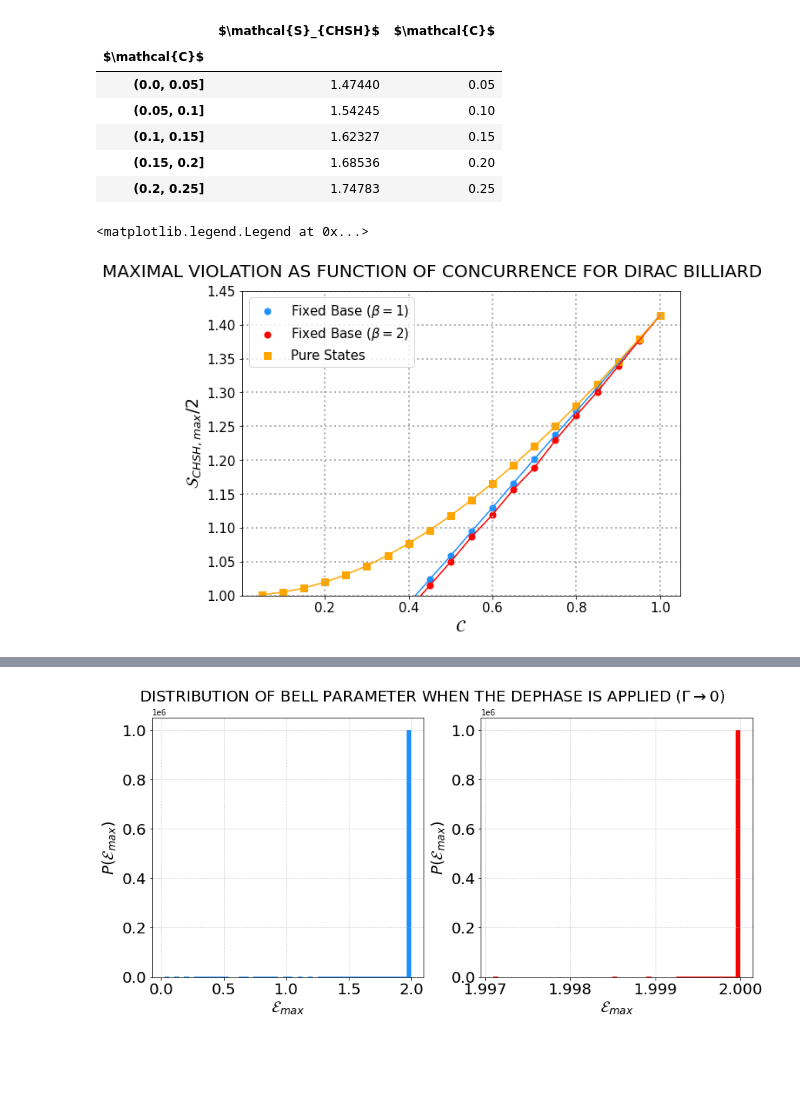
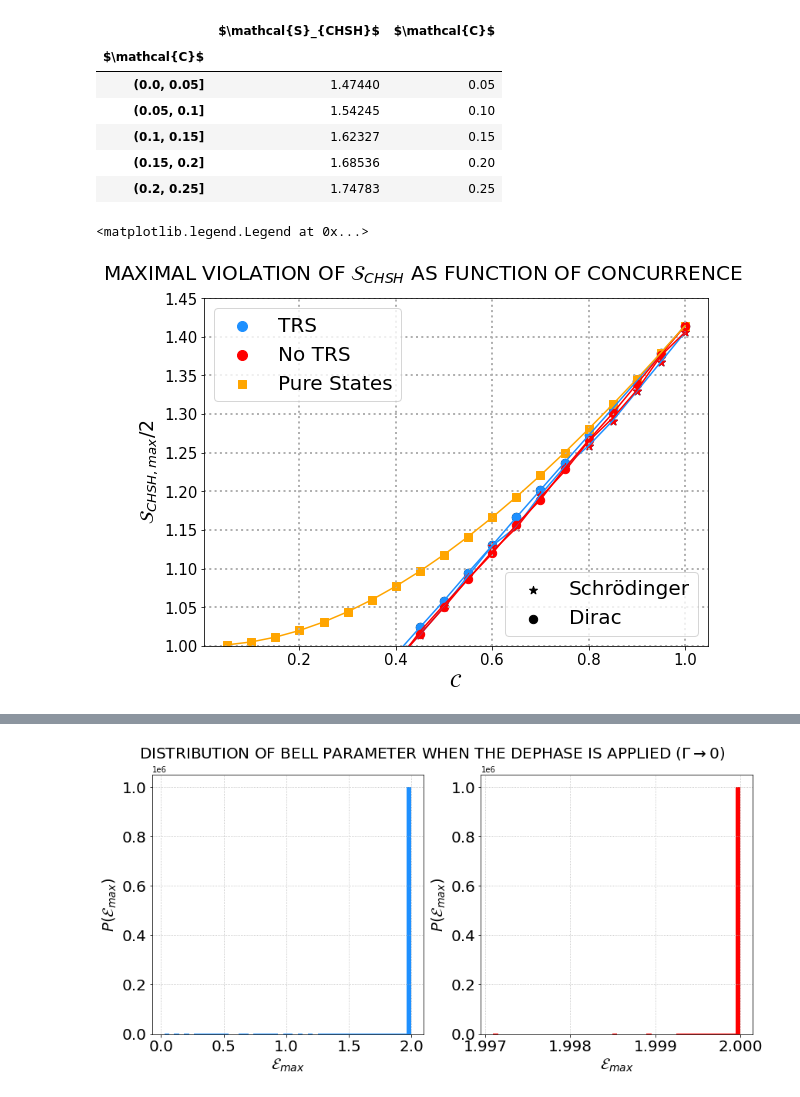
Before and after one commit to Rafffaelb/Dirac_Billiard, a Jupyter notebook: Chiral/Data_Analysis/Dirac_Bell_Parameter.ipynb, the cells around one changed output, grey strips where cells are left out. Drawn from its saved outputs; the diff is of its cells as text; code cells hidden in the pictures; blank space fills up the shorter version.

```diff
--- a/Chiral/Data_Analysis/Dirac_Bell_Parameter.ipynb
+++ b/Chiral/Data_Analysis/Dirac_Bell_Parameter.ipynb
@@ -469,29 +547,47 @@ df_U.head()
 | (0.1, 0.15] | 1.62327 | 0.15 |
 | (0.15, 0.2] | 1.68536 | 0.20 |
 | (0.2, 0.25] | 1.74783 | 0.25 |
+# %%
+Schrodinger_Bell_Parameter_O = np.array([1.47741, 1.54207, 1.61387, 1.69433, 1.75945, 1.81569, 1.89694, 1.96681, 2.02837,
+ 2.10149, 2.18131, 2.25915, 2.30783, 2.39073, 2.46315, 2.51793, 2.58283, 2.65888,
+ 2.73522, 2.81183])
+Schrodinger_Bell_Parameter_U = np.array([1.47285, 1.54295, 1.60492, 1.68739, 1.74738, 1.82462, 1.89426, 1.95372, 2.03682,
+ 2.10631, 2.17249, 2.24404, 2.30523, 2.38409, 2.45154, 2.52955, 2.5897, 2.66164,
+ 2.75088, 2.81185])
 # %%
 fig, axs = plt.subplots(1,1, figsize = (8, 6), constrained_layout = True, facecolor = 'w')
 
-axs.scatter(Concurrence_O, (1/2)*Bell_Parameter_O, label = r'Fixed Base ($\beta = 1$)', s = 50, color = 'dodgerblue', alpha = 1, marker = 'o')
+Schrodinger_scatter = axs.scatter(Concurrence_O, (1/2)*Schrodinger_Bell_Parameter_O, s = 70, color = 'black', label = 'Schrödinger', alpha = 1, marker = '*')
+Dirac_scatter = axs.scatter(Concurrence_O, (1/2)*Bell_Parameter_O, s = 70, color = 'black', label = 'Dirac', alpha = 1, marker = 'o')
+
+axs.scatter(Concurrence_O, (1/2)*Bell_Parameter_O, label = r'Fixed Base ($\beta = 1$)', s = 70, color = 'dodgerblue', alpha = 1, marker = 'o')
+axs.scatter(Concurrence_O, (1/2)*Schrodinger_Bell_Parameter_O, s = 70, color = 'dodgerblue', alpha = 1, marker = '*')
 axs.plot(Concurrence_O, (1/2)*Bell_Parameter_O, color = 'dodgerblue', linestyle = '-')
+axs.plot(Concurrence_O, (1/2)*Schrodinger_Bell_Parameter_O, color = 'dodgerblue', linestyle = '-')
 
-axs.scatter(Concurrence_U, (1/2)*Bell_Parameter_U, label = r'Fixed Base ($\beta = 2$)', s = 50, color = 'red', alpha = 1, marker = 'o')
-axs.scatter(Concurrence_U, np.sqrt(1+np.power(Concurrence_U,2)), label = 'Pure States', s = 50, color = 'orange', alpha = 1, marker = 's')
+axs.scatter(Concurrence_O, (1/2)*Schrodinger_Bell_Parameter_O, s = 70, color = 'red', alpha = 1, marker = '*')
+analytic = axs.scatter(Concurrence_U, np.sqrt(1+np.power(Concurrence_U,2)), label = 'Pure States', s = 70, color = 'orange', alpha = 1, marker = 's')
+axs.scatter(Concurrence_U, (1/2)*Bell_Parameter_U, label = r'Fixed Base ($\beta = 2$)', s = 70, color = 'red', alpha = 1, marker = 'o')
 
 axs.plot(Concurrence_U, (1/2)*Bell_Parameter_U, color = 'red', linestyle = '-')
+axs.plot(Concurrence_U, (1/2)*Schrodinger_Bell_Parameter_U, color = 'red', linestyle = '-')
 axs.plot(Concurrence_U, np.sqrt(1+np.power(Concurrence_U,2)), color = 'orange', linestyle = '-')
 
 axs.set_ylim((1,1.45))
 
-fig.suptitle(r'MAXIMAL VIOLATION AS FUNCTION OF CONCURRENCE FOR DIRAC BILLIARD', fontsize = 20)
+fig.suptitle(r'MAXIMAL VIOLATION OF $\mathcal{S}_{CHSH}$ AS FUNCTION OF CONCURRENCE', fontsize = 20)
 axs.set_xlabel(r'$\mathcal{C}$', fontsize = 19)
 axs.set_ylabel(r'$\mathcal{S}_{CHSH, max}/2$', fontsize = 19)
 axs.tick_params(axis = 'both', which = 'major', labelsize = 15)
 axs.grid(linestyle = ':', linewidth = 2)
-axs.legend(fontsize = 15)
+
+
+first_legend = axs.legend([Schrodinger_scatter, Dirac_scatter], ["Schrödinger","Dirac"], loc = "lower right", fontsize = 20)
+axs.add_artist(first_legend)
+axs.legend([beta_1, beta_2, analytic], [r'TRS', r'No TRS', 'Pure States'], loc = "best", fontsize = 20)
 # %% [output]
 <matplotlib.legend.Legend at 0x...>
-[figure, old version]
+[figure, new version]
 # %%
 df_Correlator_C11_O_Gamma = pd.read_csv(r'Bell_Parameter/Correlator_Gamma/Dirac_Correlator_C11_O_Gamma.txt', sep = '\t', header = None)
 df_Correlator_C12_O_Gamma = pd.read_csv(r'Bell_Parameter/Correlator_Gamma/Dirac_Correlator_C12_O_Gamma.txt', sep = '\t', header = None)
```
Also changed, not shown: parts of 7 cells of this notebook, 25 other files.
